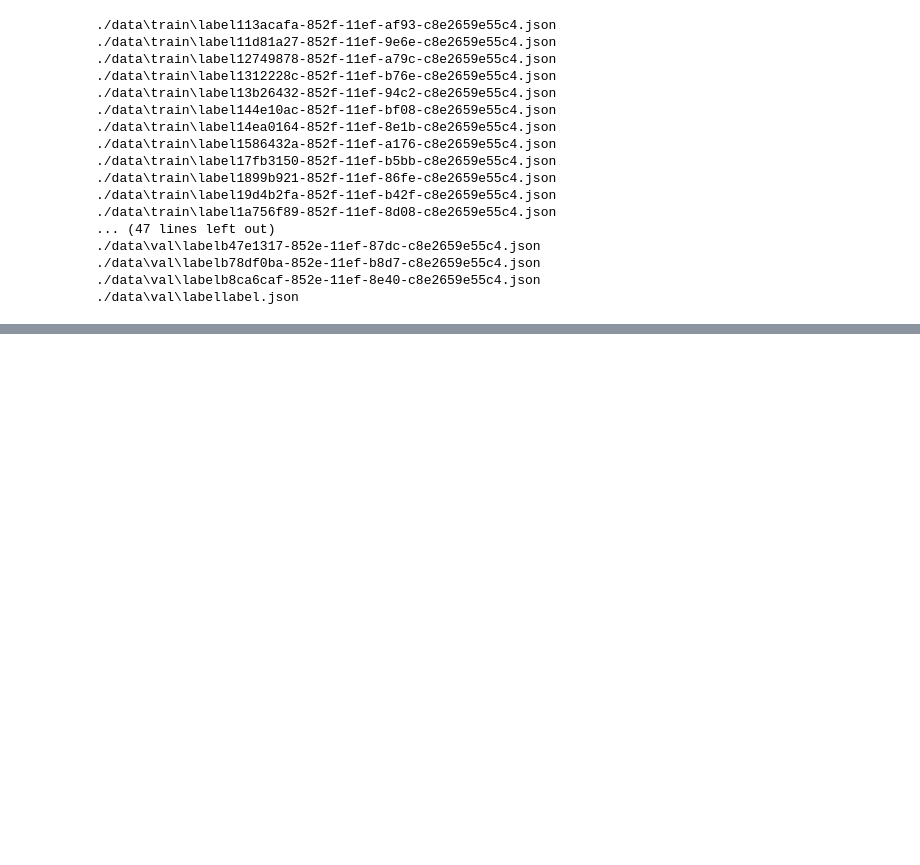
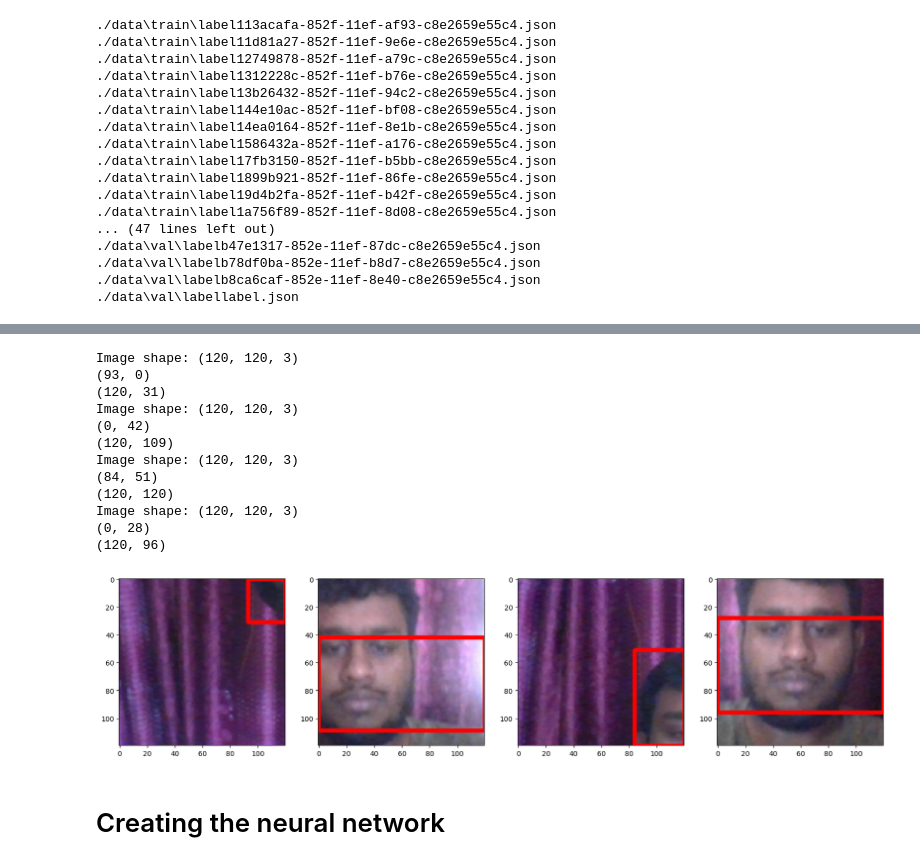
Before and after one commit to Sreegesh0602/FaceDetection, a Jupyter notebook: FaceDetection.ipynb, the cells around one changed output, grey strips where cells are left out. Drawn from its saved outputs; the diff is of its cells as text; code cells hidden in the pictures; blank space fills up the shorter version.

```diff
--- a/FaceDetection.ipynb
+++ b/FaceDetection.ipynb
@@ -192,0 +230,7 @@ Error in 144e10ac-852f-11ef-bf08-c8e2659e55c4.jpg x_max is less than or equal to
+# %%
+train_labels = tf.data.Dataset.list_files(os.path.join('aug_data', 'train', 'labels', '*.json'),shuffle=False)
+train_labels = train_labels.map(lambda x: tf.py_function(load_labels, [x], [tf.uint8, tf.float16]))
+test_labels = tf.data.Dataset.list_files(os.path.join('aug_data', 'test', 'labels', '*.json'),shuffle=False)
+test_labels = test_labels.map(lambda x: tf.py_function(load_labels, [x], [tf.uint8, tf.float16]))
+val_labels = tf.data.Dataset.list_files(os.path.join('aug_data', 'val', 'labels', '*.json'),shuffle=False)
+val_labels = val_labels.map(lambda x: tf.py_function(load_labels, [x], [tf.uint8, tf.float16]))
@@ -192,0 +248,11 @@ Error in 144e10ac-852f-11ef-bf08-c8e2659e55c4.jpg x_max is less than or equal to
+# %%
+def merge_images_labels(images, labels):
+    dataset = tf.data.Dataset.zip(((images), labels))
+    dataset = dataset.shuffle(5000)
+    dataset = dataset.batch(8)
+    dataset = dataset.prefetch(4)
+    return dataset
+# %%
+train = merge_images_labels(train_images, train_labels)
+test = merge_images_labels(test_images, test_labels)
+val = merge_images_labels(val_images, val_labels)
@@ -192,0 +265,2 @@ Error in 144e10ac-852f-11ef-bf08-c8e2659e55c4.jpg x_max is less than or equal to
+# %%
+res = test.as_numpy_iterator().next()
@@ -192,0 +279,18 @@ Error in 144e10ac-852f-11ef-bf08-c8e2659e55c4.jpg x_max is less than or equal to
+# %%
+fig, ax = plt.subplots(ncols=4, figsize=(20,20))
+for idx in range(4):
+    sample_image = res[0][idx]
+    sample_image = np.array(sample_image)
+    sample_coords = res[1][1][idx]
+
+    # Print values for debugging
+    print("Image shape:", sample_image.shape)
+    print(tuple(np.multiply(sample_coords[:2], [120,120]).astype(int)))
+    print(tuple(np.multiply(sample_coords[2:], [120,120]).astype(int)))
+    cv2.rectangle(sample_image,
+                  tuple(np.multiply(sample_coords[:2], [120,120]).astype(int)),
+                  tuple(np.multiply(sample_coords[2:], [120,120]).astype(int)),
+                        (255,0,0), 2)
+
+    ax[idx].imshow(sample_image)
+# %% [output]
@@ -192,0 +301,13 @@ Error in 144e10ac-852f-11ef-bf08-c8e2659e55c4.jpg x_max is less than or equal to
+Image shape: (120, 120, 3)
+(93, 0)
+(120, 31)
+Image shape: (120, 120, 3)
+(0, 42)
+(120, 109)
+Image shape: (120, 120, 3)
+(84, 51)
+(120, 120)
+Image shape: (120, 120, 3)
+(0, 28)
+(120, 96)
+[figure, added]
@@ -192,0 +318,2 @@ Error in 144e10ac-852f-11ef-bf08-c8e2659e55c4.jpg x_max is less than or equal to
+# %% [markdown]
+# Creating the neural network
```
Also changed, not shown: parts of 40 cells of this notebook, 3 other files.
